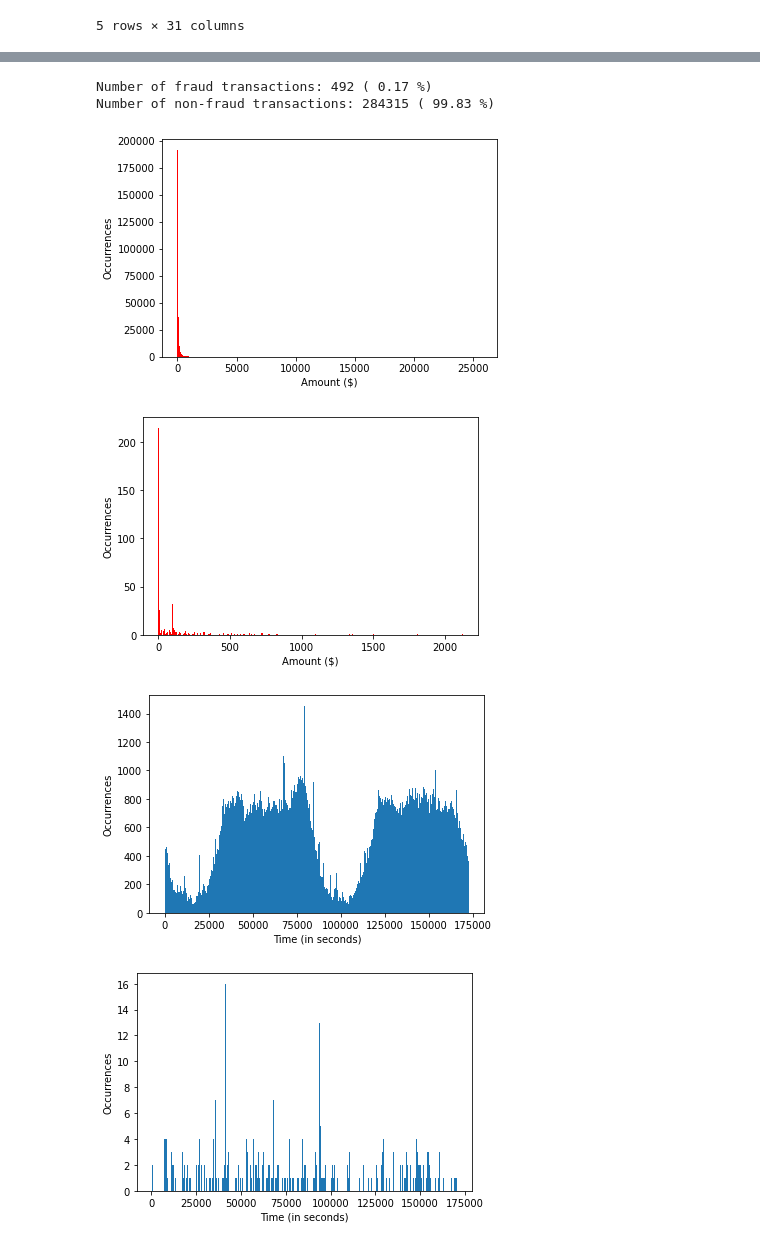
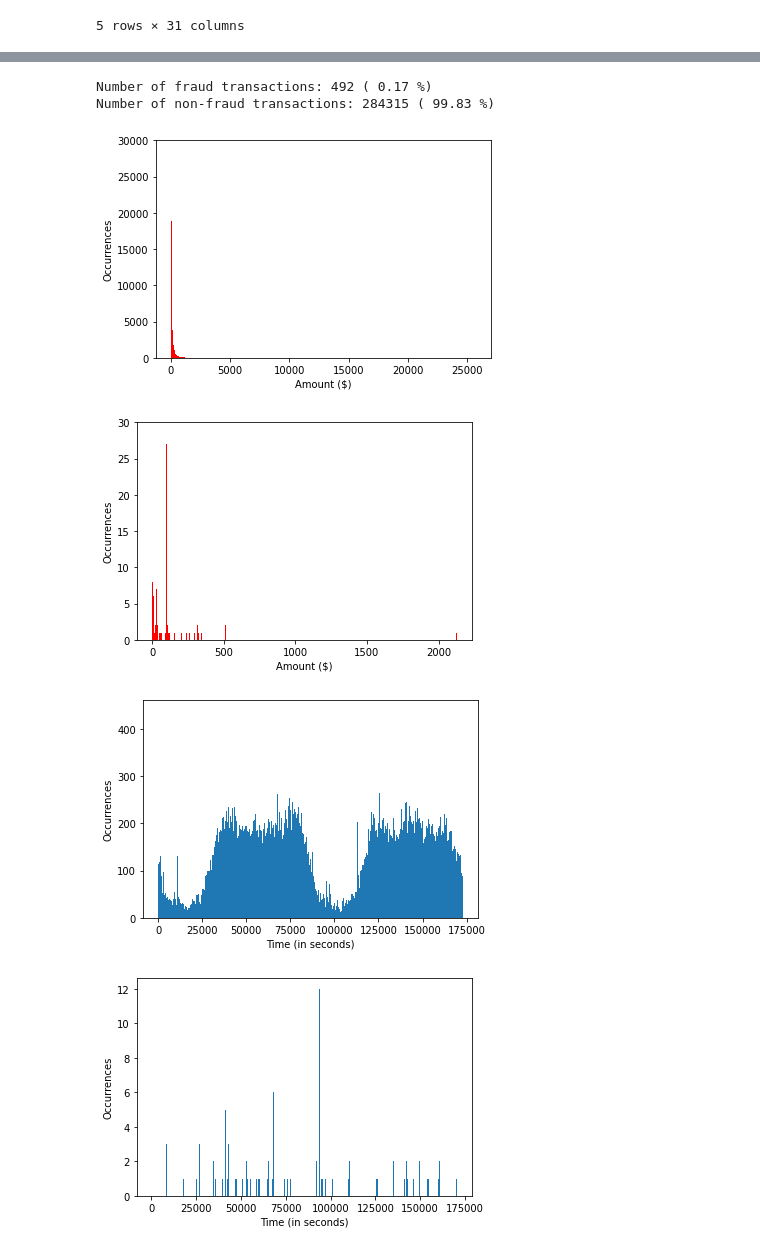
Before and after one commit to meuliano/ML_Credit_Card_Fraud_Detection, a Jupyter notebook: FraudDetection_ClairesEdits.ipynb, the cells around one changed output, grey strips where cells are left out. Saved outputs shown, nothing was run; the diff lists cells and outputs as text; code cells hidden in the pictures.

```diff
--- a/FraudDetection_ClairesEdits.ipynb
+++ b/FraudDetection_ClairesEdits.ipynb
@@ -54,42 +40,44 @@ print('Number of fraud transactions:', len(data[data['Class'] == 1]), '(', round
 print('Number of non-fraud transactions:', len(data[data['Class'] == 0]), '(', round(len(data[data['Class'] == 0])/len(data)*100, 2), '%)')
 
 #Ditrubution of transaction amounts
-plt.hist(data['Amount'], bins = 500, color = 'red')
+plt.hist(data['Amount'], bins = 2000, color = 'red')
 plt.xlabel('Amount ($)')
 plt.ylabel('Occurrences')
+plt.ylim([0, 30000])
 plt.show()
 
 #Distribution of fraudulent transaction amounts
-plt.hist(data[data['Class'] == 1]['Amount'], bins = 500, color = 'red')
+plt.hist(data[data['Class'] == 1]['Amount'], bins = 2000, color = 'red')
 plt.xlabel('Amount ($)')
 plt.ylabel('Occurrences')
+plt.ylim([0, 30])
 plt.show()
 
 #Distribution of transaction times
-plt.hist(data['Time'], bins = 500)
+plt.hist(data['Time'], bins = 2000)
 plt.xlabel('Time (in seconds)')
 plt.ylabel('Occurrences')
 plt.show()
 
 #Distribution of fraudulent transaction times
-plt.hist(data[data['Class'] == 1]['Time'], bins = 500)
+plt.hist(data[data['Class'] == 1]['Time'], bins = 2000)
 plt.xlabel('Time (in seconds)')
 plt.ylabel('Occurrences')
 plt.show()
 
 #Time vs Amount Feature Plot
 plt.scatter(data[data['Class'] == 0]['Time'], data[data['Class'] == 0]['Amount'], color = 'blue', label = 'Normal')
 plt.scatter(data[data['Class'] == 1]['Time'], data[data['Class'] == 1]['Amount'], color = 'red', marker = 'x', label = 'Fraud')
 plt.xlabel('Time (in seconds)')
 plt.ylabel('Amount ($)')
 plt.legend()
 plt.show()
 # %% [output]
 [figure]
 Number of fraud transactions: 492 ( 0.17 %)
 Number of non-fraud transactions: 284315 ( 99.83 %)
-[figure, old version]
+[figure, new version]
-[figure, old version]
+[figure, new version]
-[figure, old version]
+[figure, new version]
-[figure, old version]
+[figure, new version]
 [figure]
```
Also changed, not shown: parts of 19 cells of this notebook.
